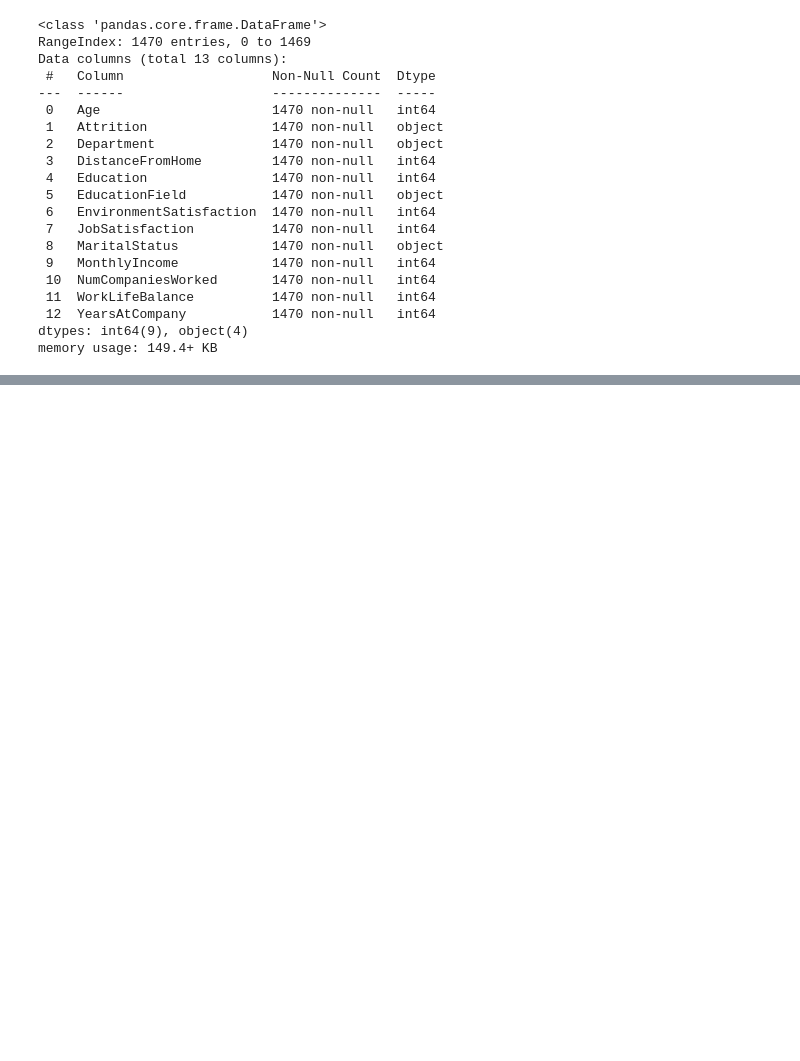
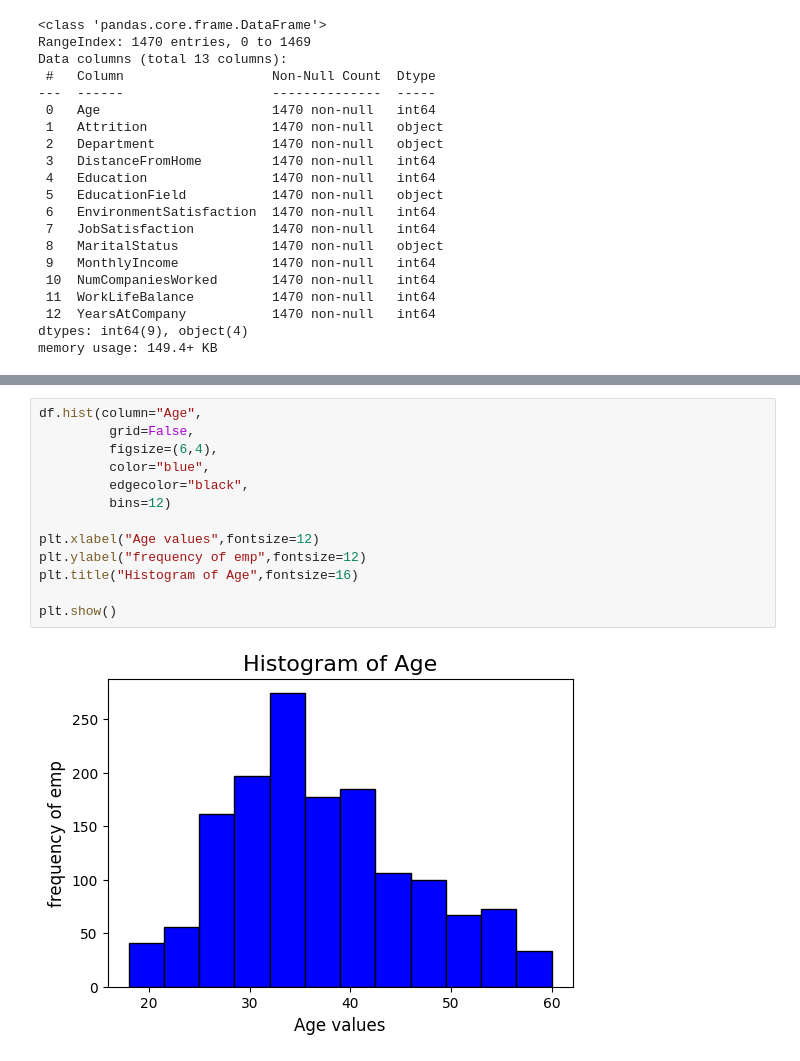
Before and after one commit to Geethasaran/E-Commerce-_Employee-Attrition-Rate, a Jupyter notebook: FINAL_PROJECT_Employee_Attrition_Rate.ipynb, the cells around one changed output, grey strips where cells are left out. Drawn from its saved outputs; the diff is of its cells as text; blank space fills up the shorter version.

```diff
--- a/FINAL_PROJECT_Employee_Attrition_Rate.ipynb
+++ b/FINAL_PROJECT_Employee_Attrition_Rate.ipynb
@@ -42,0 +110,15 @@ memory usage: 149.4+ KB
+# %%
+df.hist(column="Age",
+         grid=False,
+         figsize=(6,4),
+         color="blue",
+         edgecolor="black",
+         bins=12)
+
+plt.xlabel("Age values",fontsize=12)
+plt.ylabel("frequency of emp",fontsize=12)
+plt.title("Histogram of Age",fontsize=16)
+
+plt.show()
+# %% [output]
+[figure, added]
```
Also changed, not shown: parts of 38 cells of this notebook.
